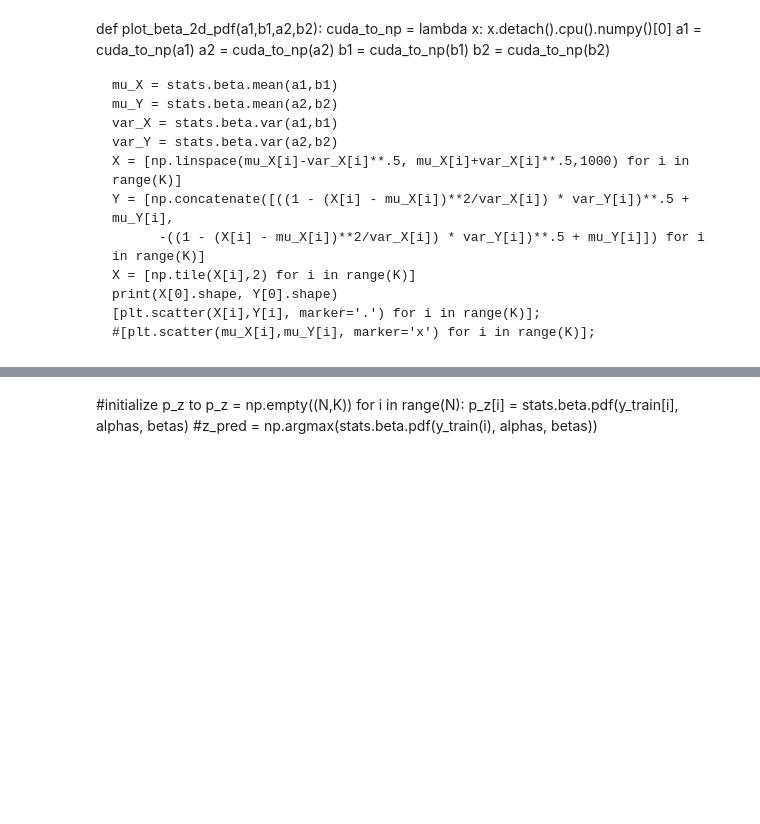
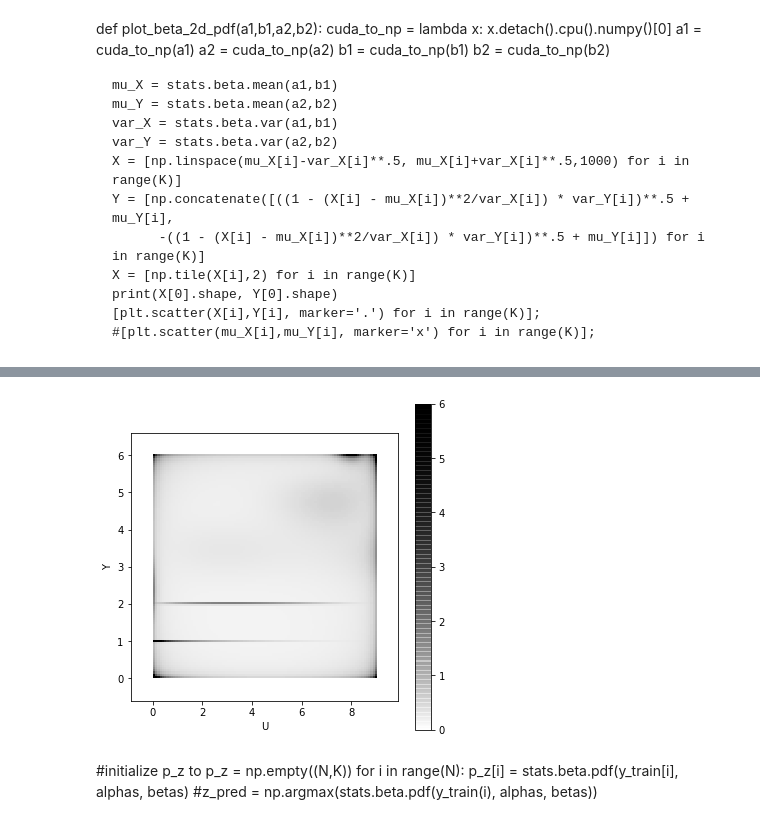
Before and after one commit to clintonjwang/conditional_nets, a Jupyter notebook: mnist_model.ipynb, the cells around one changed output, grey strips where cells are left out. Cells and saved outputs as stored; diff of their text form; code cells hidden in the pictures; blank space fills up the shorter version.

```diff
--- a/mnist_model.ipynb
+++ b/mnist_model.ipynb
@@ -144,5 +181,5 @@ for t in range(5001):
 # %%
-K = 15
+K = 50
 # %%
 a_y = IndexedBase("a_y", K, positive=True)
 b_y = IndexedBase("b_y", K, positive=True)
@@ -372,3 +366,45 @@ plt.ylabel('Y');
+# %%
+def plot_beta_2d_pdf(a1,b1,a2,b2, p_z):
+
+    R = 100
+    a1 = cuda_to_np(a1)
+    b1 = cuda_to_np(b1)
+    a2 = cuda_to_np(a2)
+    b2 = cuda_to_np(b2)
+    p_z = cuda_to_np(p_z)
+
+    X = np.linspace(0.01,.99,R)
+    Y = np.linspace(0.01,.99,R)
+
+    fill_Z = lambda i,j: sum([p_z[k] * stats.beta.pdf(X[i], a1[k], b1[k]) * stats.beta.pdf(Y[j], a2[k], b2[k]) for k in range(K)])
+    Z = np.reshape(Parallel(n_jobs=num_cores)(delayed(fill_Z)(i,j) for (i,j) in itertools.product(range(R),range(R))), (R,R)).transpose((1,0))
+
+    return Z
+    """if p_z is not None:
+        p_z = cuda_to_np(p_z)
+        p.set_array(np.array(p_z))
+        p.set_cmap(alpha_cm)
+        p.set_clim(0, .04)
+
+    ax.add_collection(p)
+    if p_z is not None:
+        fig.colorbar(p, ax=ax)
+
+    plt.xlim(-.1,1.1)
+    plt.ylim(-.1,1.1)"""
+# %%
+Z = plot_beta_2d_pdf(model.a_u, model.b_u, model.a_y, model.b_y, model.p_z)
+# %%
+fig, ax = plt.subplots(figsize=(6,6))
+ax.imshow(Z, cmap=alpha_cm, vmin=0, vmax=round(np.percentile(Z,99.8)), aspect=1.5, extent=[0,9,6,0])
+fig.colorbar(ax.get_children()[-2], ax=ax)
+plt.xlim(-.9,9.9)
+plt.ylim(-.6,6.6)
+
+plt.xlabel('U');
+plt.ylabel('Y');
+# %% [output]
+[figure, added]
 # %% [markdown]
 #initialize p_z to
 p_z = np.empty((N,K))
```
Also changed, not shown: parts of 65 cells of this notebook, 2 other files.
